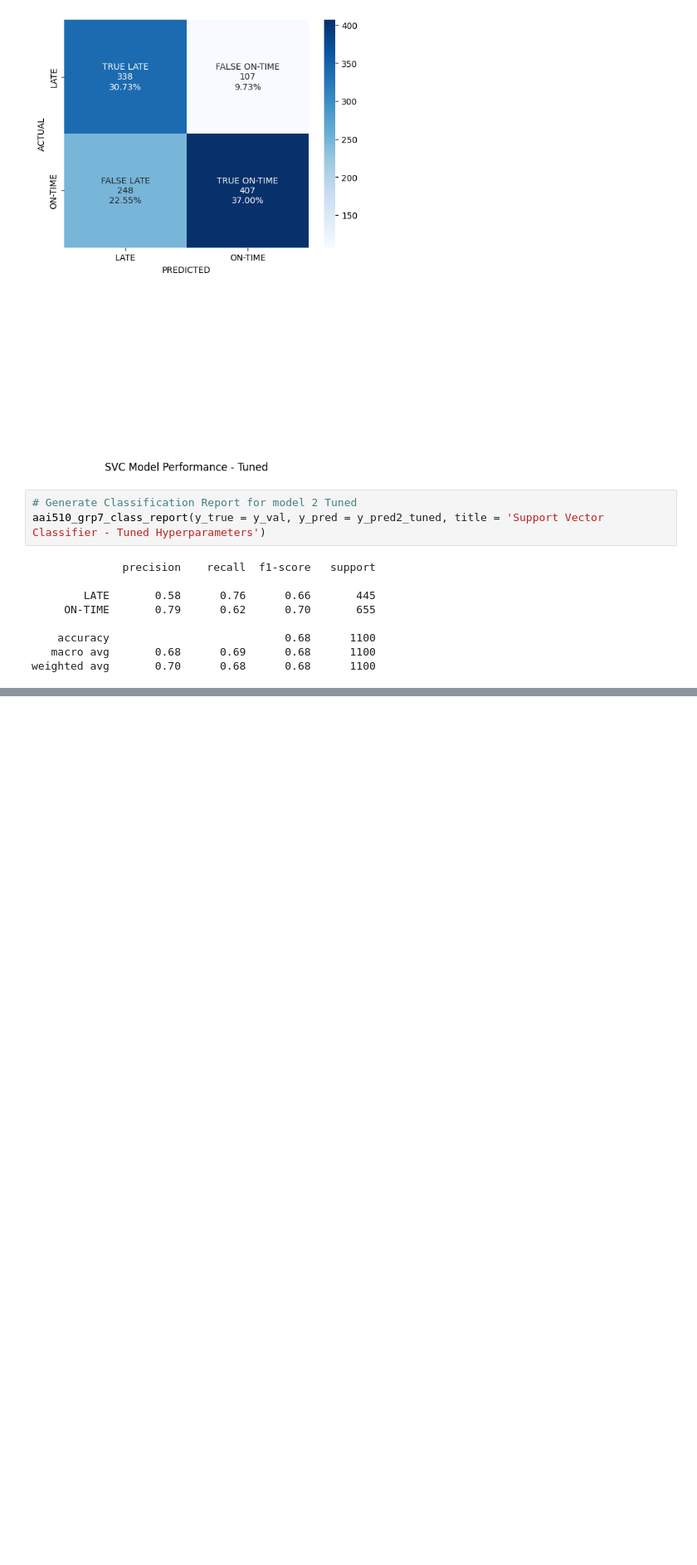
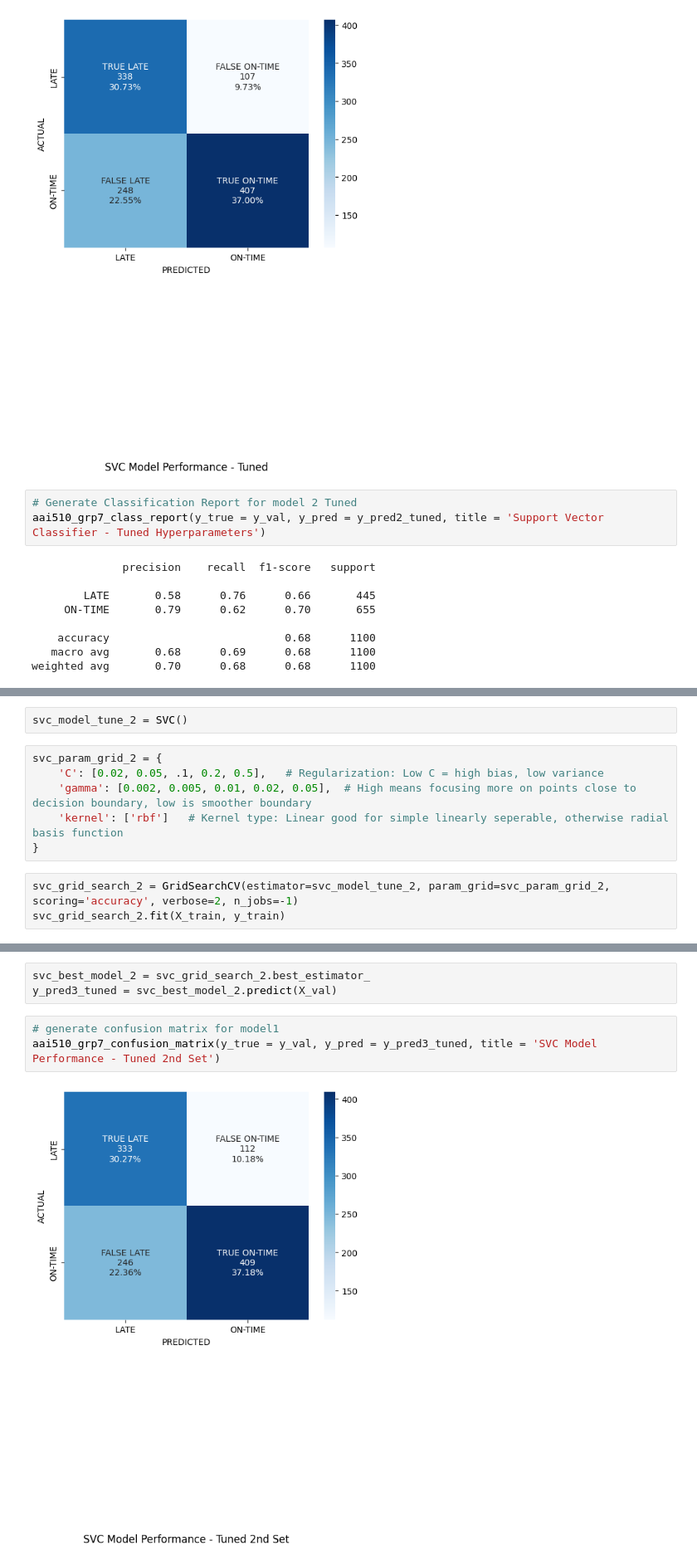
Before and after one commit to kdevoe/aai510-group7, a Jupyter notebook: shipping_modeling_setB.ipynb, the cells around one changed output, grey strips where cells are left out. Shown: that part at 83% size. Saved outputs shown, nothing was run; the diff lists cells and outputs as text; blank space fills up the shorter version.

```diff
--- a/shipping_modeling_setB.ipynb
+++ b/shipping_modeling_setB.ipynb
@@ -263,0 +242,11 @@ weighted avg       0.70      0.68      0.68      1100
+# %%
+svc_model_tune_2 = SVC()
+# %%
+svc_param_grid_2 = {
+    'C': [0.02, 0.05, .1, 0.2, 0.5],   # Regularization: Low C = high bias, low variance
+    'gamma': [0.002, 0.005, 0.01, 0.02, 0.05],  # High means focusing more on points close to decision boundary, low is smoother boundary
+    'kernel': ['rbf']   # Kernel type: Linear good for simple linearly seperable, otherwise radial basis function
+}
+# %%
+svc_grid_search_2 = GridSearchCV(estimator=svc_model_tune_2, param_grid=svc_param_grid_2, scoring='accuracy', verbose=2, n_jobs=-1)
+svc_grid_search_2.fit(X_train, y_train)
@@ -263,0 +283,8 @@ weighted avg       0.70      0.68      0.68      1100
+# %%
+svc_best_model_2 = svc_grid_search_2.best_estimator_
+y_pred3_tuned = svc_best_model_2.predict(X_val)
+# %%
+# generate confusion matrix for model1
+aai510_grp7_confusion_matrix(y_true = y_val, y_pred = y_pred3_tuned, title = 'SVC Model Performance - Tuned 2nd Set')
+# %% [output]
+[figure, added]
```
Also changed, not shown: parts of 7 cells of this notebook.
